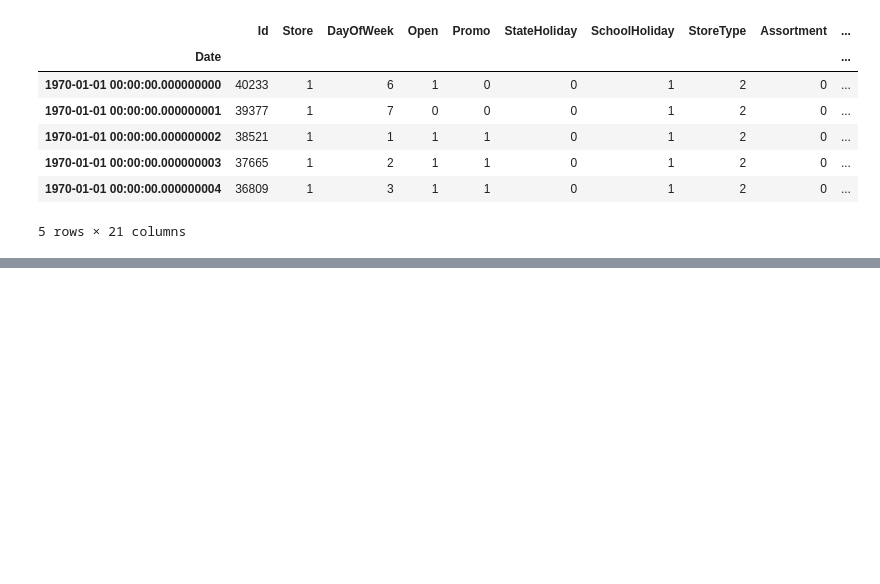
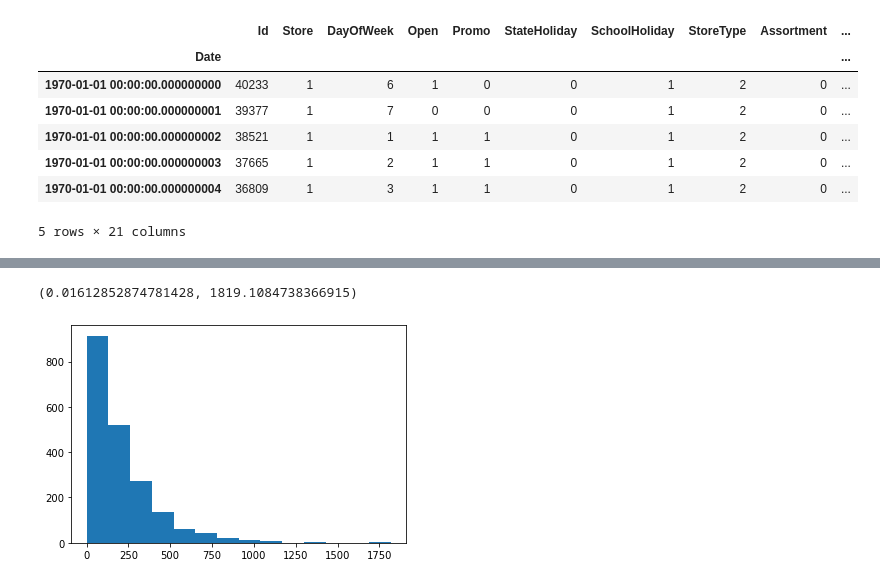
Before and after one commit to Tilda98/Pharmaceutical-Sales-Prediction, a Jupyter notebook: notebooks/pre-processing.ipynb, the cells around one changed output, grey strips where cells are left out. Saved outputs shown, nothing was run; the diff lists cells and outputs as text; code cells hidden in the pictures; blank space fills up the shorter version.

Commit message:
Scaled data

```diff
--- a/notebooks/pre-processing.ipynb
+++ b/notebooks/pre-processing.ipynb
@@ -292,0 +347,8 @@ test_store.head()
+# %%
+# Train
+minmax_scaler = MinMaxScaler()
+
+# generate 1000 data points randomly drawn from an exponential distribution
+train_store = pd.DataFrame(np.random.exponential(200, size=2000))
+
+train_store.sample(5)
@@ -292,0 +362,9 @@ test_store.head()
+# %%
+train_store[0].min(), train_store[0].max()
+# %% [output]
+(0.01612852874781428, 1819.1084738366915)
+# %%
+count, bins, ignored = plt.hist(train_store, 14)
+plt.show()
+# %% [output]
+[figure, added]
```
Also changed, not shown: parts of 14 cells of this notebook.
